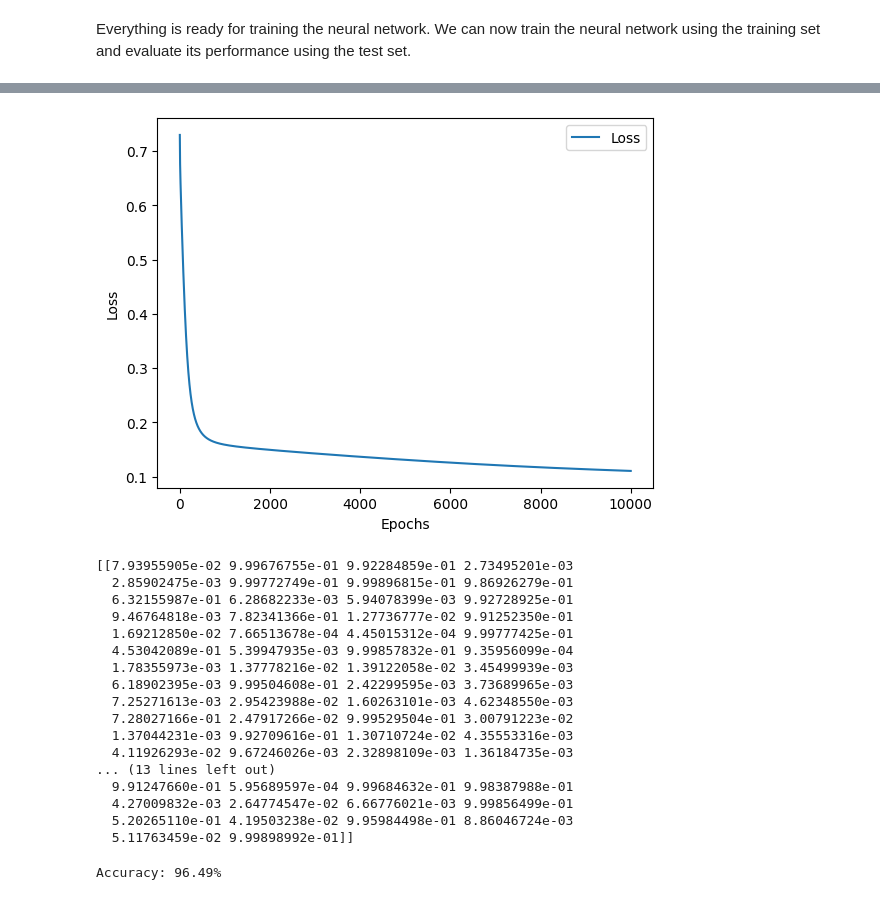
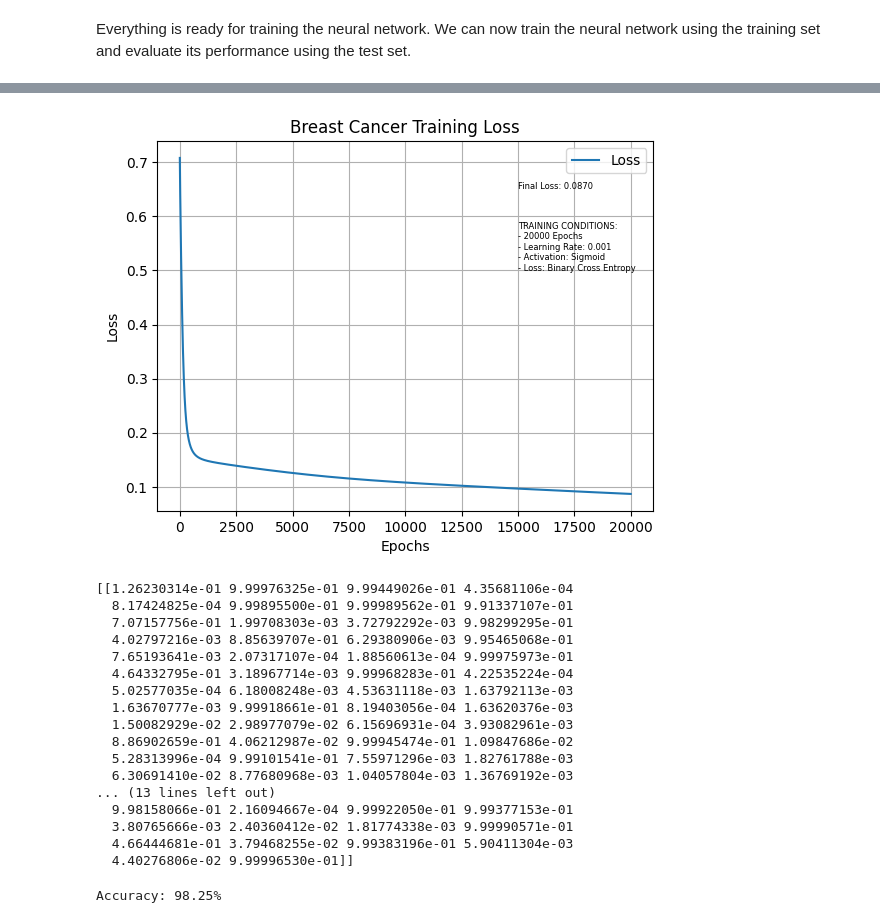
Before and after one commit to Gdeterline/Neural-Network-Build, a Jupyter notebook: breast_cancer_classification.ipynb, the cells around one changed output, grey strips where cells are left out. Cells and saved outputs as stored; diff of their text form; code cells hidden in the pictures.

Commit message:
update Breast cancer file

```diff
--- a/breast_cancer_classification.ipynb
+++ b/breast_cancer_classification.ipynb
@@ -181,5 +181,5 @@ y_test = np.array(y_test)
 Everything is ready for training the neural network.
 We can now train the neural network using the training set and evaluate its performance using the test set.
 # %%
-W, b, Epochs, Losses = train_nn(4, X_train, y_train, [14, 128, 64, 1], 0.001, 10000, sigmoid, sigmoid_derivative, binary_cross_entropy, binary_cross_entropy_derivative)
+W, b, Epochs, Losses = train_nn(4, X_train, y_train, [14, 128, 64, 1], 0.001, 20000, sigmoid, sigmoid_derivative, binary_cross_entropy, binary_cross_entropy_derivative)
 # %% [output]
@@ -203,35 +203,40 @@ Epoch 9900 - Loss: 0.1109413793526431
-# %%
-plt.plot(Epochs, Losses, label='Loss')
-plt.xlabel('Epochs')
-plt.ylabel('Loss')
-plt.legend()
-plt.show()
-# %% [output]
-[figure, removed]
+# %%
+plt.plot(Epochs, Losses, label='Loss')
+plt.text(15000, 0.65, 'Final Loss: {:.4f}'.format(Losses[-1]), fontsize=6)
+plt.text(15000, 0.5, 'TRAINING CONDITIONS:\n- 20000 Epochs\n- Learning Rate: 0.001\n- Activation: Sigmoid\n- Loss: Binary Cross Entropy', fontsize=6)
+plt.title('Breast Cancer Training Loss')
+plt.xlabel('Epochs')
+plt.ylabel('Loss')
+plt.legend()
+plt.grid()
+plt.savefig('./images/breast_cancer_training_loss_sample_1.png')
+plt.show()
+# %% [output]
+[figure, added]
 # %%
 y_hat = predict(X_test, W, b, sigmoid)
 print(y_hat)
 # %% [output]
-[[7.93955905e-02 9.99676755e-01 9.92284859e-01 2.73495201e-03
-  2.85902475e-03 9.99772749e-01 9.99896815e-01 9.86926279e-01
-  6.32155987e-01 6.28682233e-03 5.94078399e-03 9.92728925e-01
-  9.46764818e-03 7.82341366e-01 1.27736777e-02 9.91252350e-01
-  1.69212850e-02 7.66513678e-04 4.45015312e-04 9.99777425e-01
-  4.53042089e-01 5.39947935e-03 9.99857832e-01 9.35956099e-04
-  1.78355973e-03 1.37778216e-02 1.39122058e-02 3.45499939e-03
-  6.18902395e-03 9.99504608e-01 2.42299595e-03 3.73689965e-03
-  7.25271613e-03 2.95423988e-02 1.60263101e-03 4.62348550e-03
-  7.28027166e-01 2.47917266e-02 9.99529504e-01 3.00791223e-02
-  1.37044231e-03 9.92709616e-01 1.30710724e-02 4.35553316e-03
-  4.11926293e-02 9.67246026e-03 2.32898109e-03 1.36184735e-03
+[[1.26230314e-01 9.99976325e-01 9.99449026e-01 4.35681106e-04
+  8.17424825e-04 9.99895500e-01 9.99989562e-01 9.91337107e-01
+  7.07157756e-01 1.99708303e-03 3.72792292e-03 9.98299295e-01
+  4.02797216e-03 8.85639707e-01 6.29380906e-03 9.95465068e-01
+  7.65193641e-03 2.07317107e-04 1.88560613e-04 9.99975973e-01
+  4.64332795e-01 3.18967714e-03 9.99968283e-01 4.22535224e-04
+  5.02577035e-04 6.18008248e-03 4.53631118e-03 1.63792113e-03
+  1.63670777e-03 9.99918661e-01 8.19403056e-04 1.63620376e-03
+  1.50082929e-02 2.98977079e-02 6.15696931e-04 3.93082961e-03
+  8.86902659e-01 4.06212987e-02 9.99945474e-01 1.09847686e-02
+  5.28313996e-04 9.99101541e-01 7.55971296e-03 1.82761788e-03
+  6.30691410e-02 8.77680968e-03 1.04057804e-03 1.36769192e-03
 ... (13 lines left out)
-  9.91247660e-01 5.95689597e-04 9.99684632e-01 9.98387988e-01
-  4.27009832e-03 2.64774547e-02 6.66776021e-03 9.99856499e-01
-  5.20265110e-01 4.19503238e-02 9.95984498e-01 8.86046724e-03
-  5.11763459e-02 9.99898992e-01]]
+  9.98158066e-01 2.16094667e-04 9.99922050e-01 9.99377153e-01
+  3.80765666e-03 2.40360412e-02 1.81774338e-03 9.99990571e-01
+  4.66444681e-01 3.79468255e-02 9.99383196e-01 5.90411304e-03
+  4.40276806e-02 9.99996530e-01]]
 # %%
 y_pred = (y_hat > 0.5).astype(int)
 accuracy = np.mean(y_pred == y_test)
 print(f"Accuracy: {accuracy * 100:.2f}%")
 # %% [output]
-Accuracy: 96.49%
+Accuracy: 98.25%
```
Also changed, not shown: parts of 1 cell of this notebook, 2 other files.
